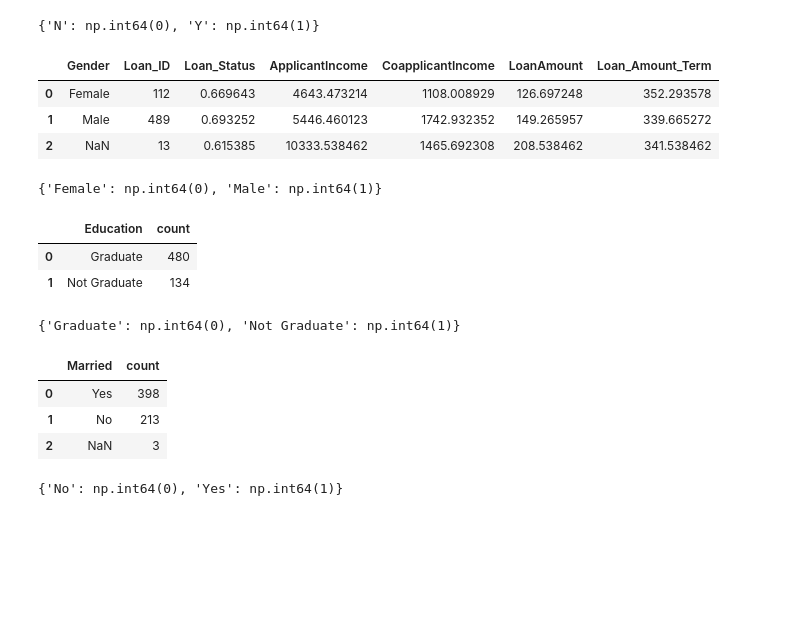
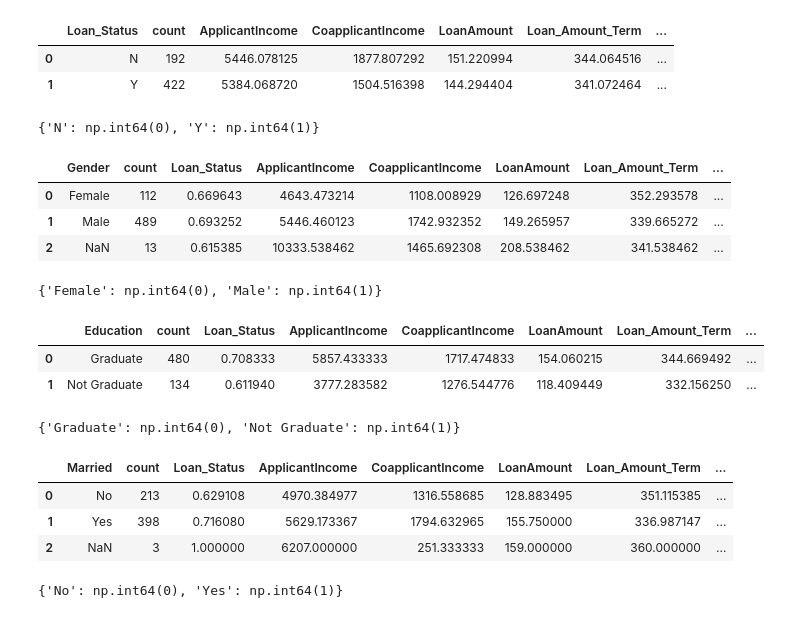
Before and after one commit to manish9857/loan_prediction, a Jupyter notebook: loan_preditction_eda.ipynb, the cells around one changed output. Saved outputs shown, nothing was run; the diff lists cells and outputs as text; code cells hidden in the pictures; blank space fills up the shorter version.

```diff
--- a/loan_preditction_eda.ipynb
+++ b/loan_preditction_eda.ipynb
@@ -1,8 +4,17 @@
 # %%
 import pandas as pd
 import numpy as np
-import seaborn
+
+import matplotlib.pyplot as plt
+import seaborn as sns
+
+from sklearn.preprocessing import LabelEncoder
+
 import warnings
-import matplotlib.pyplot as plt
+warnings.filterwarnings('ignore')
 
-warnings.filterwarnings("ignore")
+pd.set_option('display.max_columns', None)
+pd.set_option('display.max_rows', 100)
+
+sns.set_theme(style='whitegrid')
+plt.rcParams['figure.figsize'] = (10,6)
@@ -55,3 +78,13 @@ df_loan['Loan_Status'].value_counts(dropna=False).reset_index()
+# %%
+# df_loan['Loan_Status'].value_counts(dropna=False).reset_index()
+df_temp = df_loan.groupby(by='Loan_Status', as_index=False, dropna=False).agg({
+    'Loan_ID': 'count', 'ApplicantIncome': 'mean', 'CoapplicantIncome': 'mean', 'LoanAmount': 'mean', 'Loan_Amount_Term': 'mean', 'Credit_History': 'mean'
+}).rename(columns={'Loan_ID': 'count'})
+df_temp.head()
+# %% [output]
+|  | Loan_Status | count | ApplicantIncome | CoapplicantIncome | LoanAmount | Loan_Amount_Term | ... |
+| 0 | N | 192 | 5446.078125 | 1877.807292 | 151.220994 | 344.064516 | ... |
+| 1 | Y | 422 | 5384.068720 | 1504.516398 | 144.294404 | 341.072464 | ... |
 # %%
 from sklearn.preprocessing import LabelEncoder
 le = LabelEncoder()
@@ -60,13 +93,14 @@ print(dict(zip(le.classes_, le.transform(le.classes_))))
 # %% [output]
 {'N': np.int64(0), 'Y': np.int64(1)}
 # %%
-df_gender = df_loan.groupby(by='Gender', as_index=False, dropna=False).agg({
-    'Loan_ID': 'count', 'Loan_Status': 'mean', 'ApplicantIncome': 'mean', 'CoapplicantIncome': 'mean', 'LoanAmount': 'mean', 'Loan_Amount_Term': 'mean'
-})
-df_gender.head()
+df_temp = df_loan.groupby(by='Gender', as_index=False, dropna=False).agg({
+    'Loan_ID': 'count', 'Loan_Status': 'mean', 'ApplicantIncome': 'mean', 'CoapplicantIncome': 'mean',
+    'LoanAmount': 'mean', 'Loan_Amount_Term': 'mean', 'Credit_History': 'mean'
+}).rename(columns={'Loan_ID': 'count'})
+df_temp.head()
 # %% [output]
-|  | Gender | Loan_ID | Loan_Status | ApplicantIncome | CoapplicantIncome | LoanAmount | Loan_Amount_Term |
-| 0 | Female | 112 | 0.669643 | 4643.473214 | 1108.008929 | 126.697248 | 352.293578 |
-| 1 | Male | 489 | 0.693252 | 5446.460123 | 1742.932352 | 149.265957 | 339.665272 |
-| 2 | NaN | 13 | 0.615385 | 10333.538462 | 1465.692308 | 208.538462 | 341.538462 |
+|  | Gender | count | Loan_Status | ApplicantIncome | CoapplicantIncome | LoanAmount | Loan_Amount_Term | ... |
+| 0 | Female | 112 | 0.669643 | 4643.473214 | 1108.008929 | 126.697248 | 352.293578 | ... |
+| 1 | Male | 489 | 0.693252 | 5446.460123 | 1742.932352 | 149.265957 | 339.665272 | ... |
+| 2 | NaN | 13 | 0.615385 | 10333.538462 | 1465.692308 | 208.538462 | 341.538462 | ... |
 # %%
@@ -76,25 +112,35 @@ df_loan['Gender'] = le.fit_transform(df_loan['Gender'])
 print(dict(zip(le.classes_, le.transform(le.classes_))))
 # %% [output]
 {'Female': np.int64(0), 'Male': np.int64(1)}
-# %%
-df_loan['Education'].value_counts(dropna=False).reset_index()
-# %% [output]
-|  | Education | count |
-| 0 | Graduate | 480 |
-| 1 | Not Graduate | 134 |
+# %%
+# df_loan['Education'].value_counts(dropna=False).reset_index()
+df_temp = df_loan.groupby(by='Education', as_index=False, dropna=False).agg({
+    'Loan_ID': 'count', 'Loan_Status': 'mean', 'ApplicantIncome': 'mean', 'CoapplicantIncome': 'mean',
+    'LoanAmount': 'mean', 'Loan_Amount_Term': 'mean', 'Credit_History': 'mean'
+}).rename(columns={'Loan_ID': 'count'})
+df_temp.head()
+# %% [output]
+|  | Education | count | Loan_Status | ApplicantIncome | CoapplicantIncome | LoanAmount | Loan_Amount_Term | ... |
+| 0 | Graduate | 480 | 0.708333 | 5857.433333 | 1717.474833 | 154.060215 | 344.669492 | ... |
+| 1 | Not Graduate | 134 | 0.611940 | 3777.283582 | 1276.544776 | 118.409449 | 332.156250 | ... |
 # %%
 le = LabelEncoder()
 df_loan['Education'] = le.fit_transform(df_loan['Education'])
 print(dict(zip(le.classes_, le.transform(le.classes_))))
 # %% [output]
 {'Graduate': np.int64(0), 'Not Graduate': np.int64(1)}
-# %%
-df_loan['Married'].value_counts(dropna=False).reset_index()
-# %% [output]
-|  | Married | count |
-| 0 | Yes | 398 |
-| 1 | No | 213 |
-| 2 | NaN | 3 |
+# %%
+# df_loan['Married'].value_counts(dropna=False).reset_index()
+df_temp = df_loan.groupby(by='Married', as_index=False, dropna=False).agg({
+    'Loan_ID': 'count', 'Loan_Status': 'mean', 'ApplicantIncome': 'mean', 'CoapplicantIncome': 'mean',
+    'LoanAmount': 'mean', 'Loan_Amount_Term': 'mean', 'Credit_History': 'mean'
+}).rename(columns={'Loan_ID': 'count'})
+df_temp.head()
+# %% [output]
+|  | Married | count | Loan_Status | ApplicantIncome | CoapplicantIncome | LoanAmount | Loan_Amount_Term | ... |
+| 0 | No | 213 | 0.629108 | 4970.384977 | 1316.558685 | 128.883495 | 351.115385 | ... |
+| 1 | Yes | 398 | 0.716080 | 5629.173367 | 1794.632965 | 155.750000 | 336.987147 | ... |
+| 2 | NaN | 3 | 1.000000 | 6207.000000 | 251.333333 | 159.000000 | 360.000000 | ... |
 # %%
 df_loan['Married'] = df_loan['Married'].fillna("Yes")
 le = LabelEncoder()
```
Also changed, not shown: parts of 14 cells of this notebook, 1 other file.
